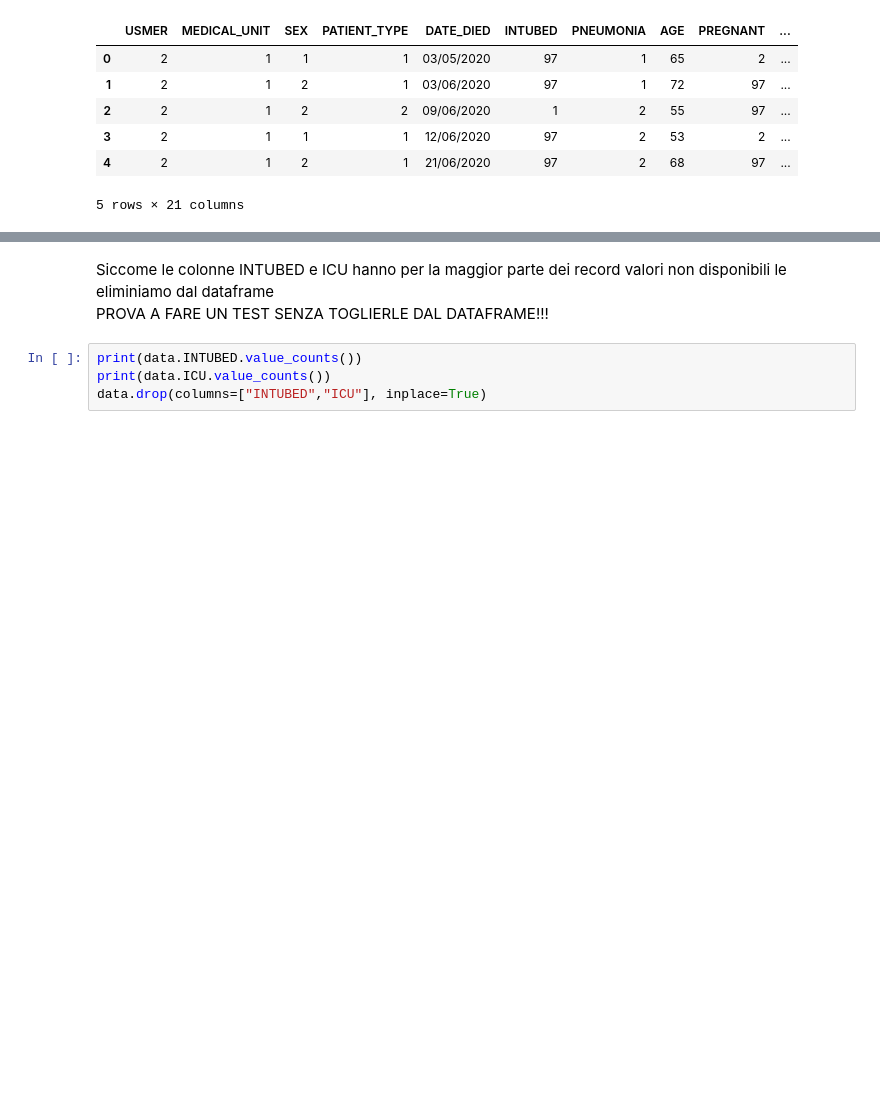
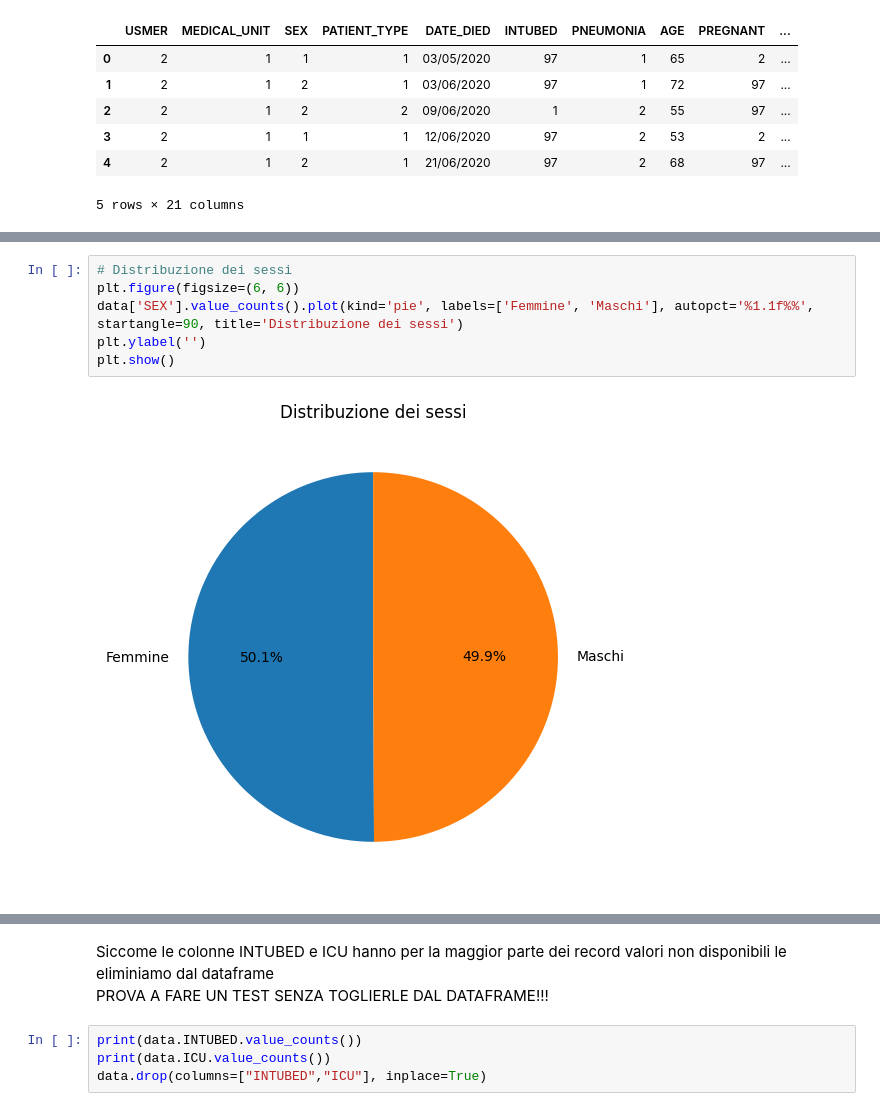
Before and after one commit to IGieckI/Covid19-Patient-Risk-Predictor, a Jupyter notebook: Covid19 Patient Risk Predictor.ipynb, the cells around one changed output, grey strips where cells are left out. Drawn from its saved outputs; the diff is of its cells as text; blank space fills up the shorter version.

```diff
--- a/Covid19 Patient Risk Predictor.ipynb
+++ b/Covid19 Patient Risk Predictor.ipynb
@@ -84,0 +156,8 @@ dtype: int64
+# %%
+# Distribuzione dei sessi
+plt.figure(figsize=(6, 6))
+data['SEX'].value_counts().plot(kind='pie', labels=['Femmine', 'Maschi'], autopct='%1.1f%%', startangle=90, title='Distribuzione dei sessi')
+plt.ylabel('')
+plt.show()
+# %% [output]
+[figure, added]
```
Also changed, not shown: parts of 12 cells of this notebook.
